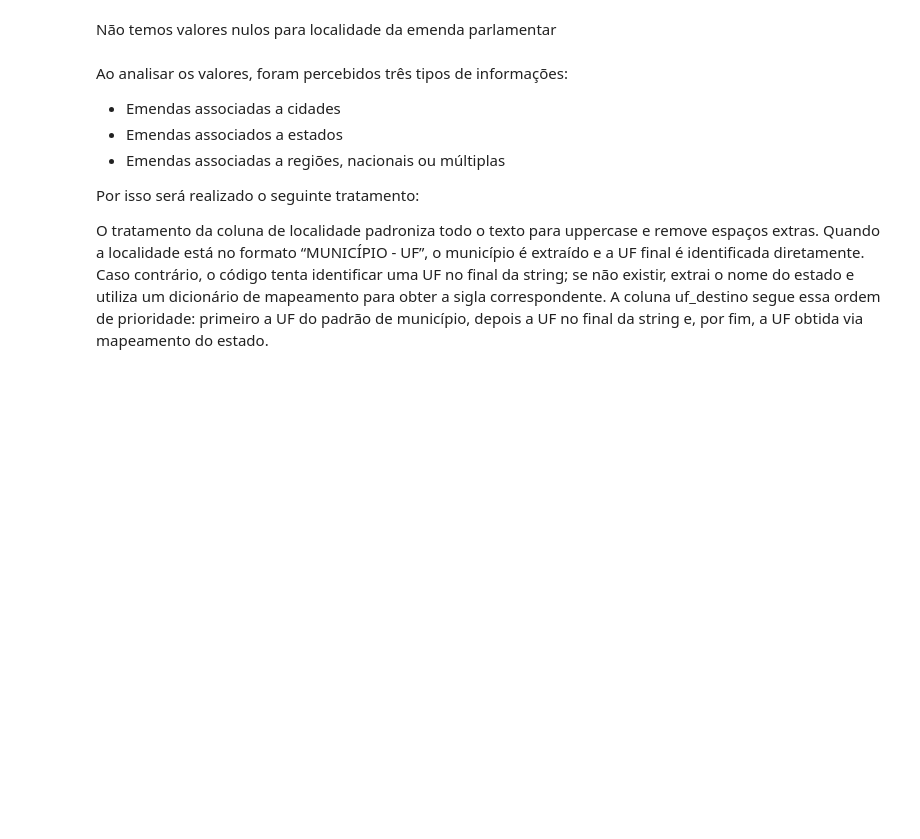
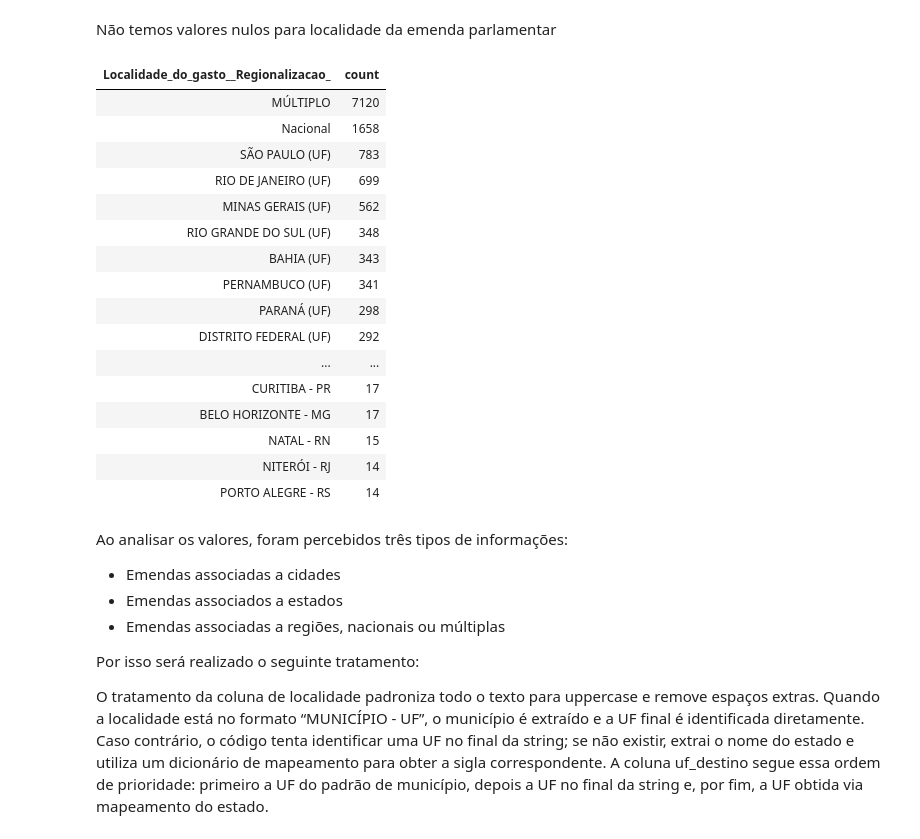
Before and after one commit to VitorMirandaAquino/pucrio-mvp-engenharia-dados, a Jupyter notebook: notebooks/2_tratamento_de_dados.ipynb, the cells around one changed output. Drawn from its saved outputs; the diff is of its cells as text; code cells hidden in the pictures; blank space fills up the shorter version.

```diff
--- a/notebooks/2_tratamento_de_dados.ipynb
+++ b/notebooks/2_tratamento_de_dados.ipynb
@@ -138,7 +226,25 @@ emendas_filtradas.filter(F.col("Localidade_do_gasto__Regionalizacao_").isNull())
 # %% [markdown]
 Não temos valores nulos para localidade da emenda parlamentar
 # %%
-emendas_filtradas.groupBy("Localidade_do_gasto__Regionalizacao_").count().orderBy(F.desc("count")).display()
+emendas_filtradas.groupBy("Localidade_do_gasto__Regionalizacao_").count().orderBy(F.desc("count")).limit(50).display()
+# %% [output]
+| Localidade_do_gasto__Regionalizacao_ | count |
+| MÚLTIPLO | 7120 |
+| Nacional | 1658 |
+| SÃO PAULO (UF) | 783 |
+| RIO DE JANEIRO (UF) | 699 |
+| MINAS GERAIS (UF) | 562 |
+| RIO GRANDE DO SUL (UF) | 348 |
+| BAHIA (UF) | 343 |
+| PERNAMBUCO (UF) | 341 |
+| PARANÁ (UF) | 298 |
+| DISTRITO FEDERAL (UF) | 292 |
+| ... | ... |
+| CURITIBA - PR | 17 |
+| BELO HORIZONTE - MG | 17 |
+| NATAL - RN | 15 |
+| NITERÓI - RJ | 14 |
+| PORTO ALEGRE - RS | 14 |
 # %% [markdown]
 Ao analisar os valores, foram percebidos três tipos de informações:
 - Emendas associadas a cidades
```
Also changed, not shown: parts of 43 cells of this notebook, 2 other files.
